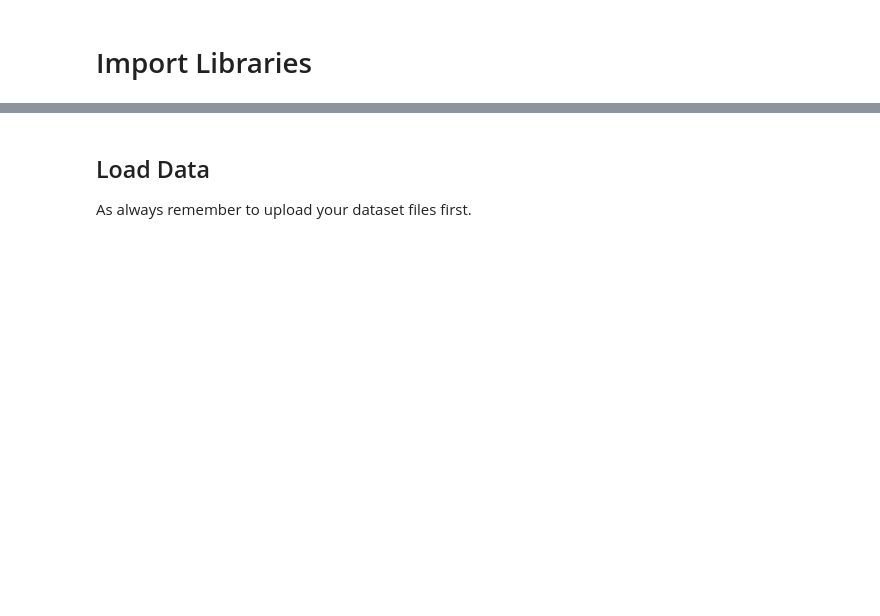
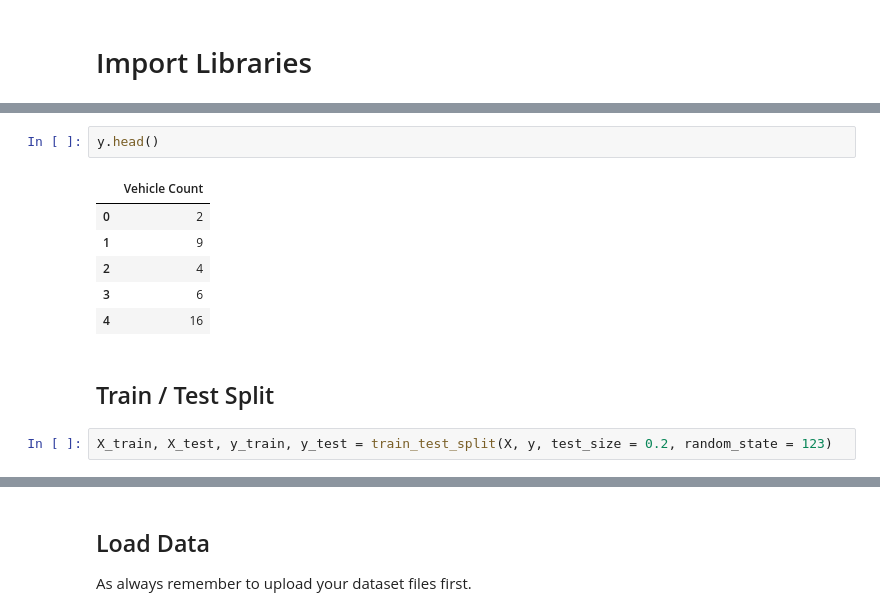
Before and after one commit to shakesy94/ev_adoption_ml, a Jupyter notebook: Random_Forest.ipynb, the cells around one changed output, grey strips where cells are left out. Saved outputs shown, nothing was run; the diff lists cells and outputs as text; blank space fills up the shorter version.

```diff
--- a/Random_Forest.ipynb
+++ b/Random_Forest.ipynb
@@ -21,0 +36,13 @@ Using the CTR (click-through rate) dataset, we are going to predict CTR on 6,057
+# %%
+y.head()
+# %% [output]
+|  | Vehicle Count |
+| 0 | 2 |
+| 1 | 9 |
+| 2 | 4 |
+| 3 | 6 |
+| 4 | 16 |
+# %% [markdown]
+## Train / Test Split
+# %%
+X_train, X_test, y_train, y_test = train_test_split(X, y, test_size = 0.2, random_state = 123)
```
Also changed, not shown: parts of 21 cells of this notebook.
